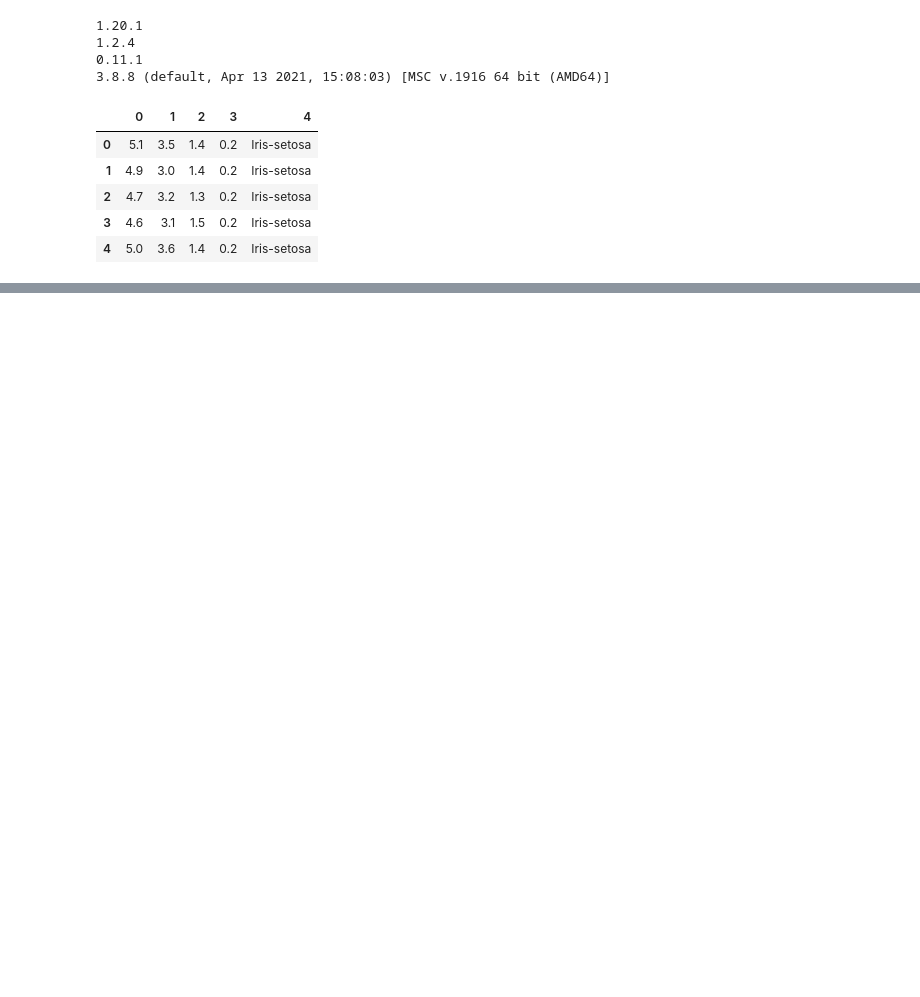
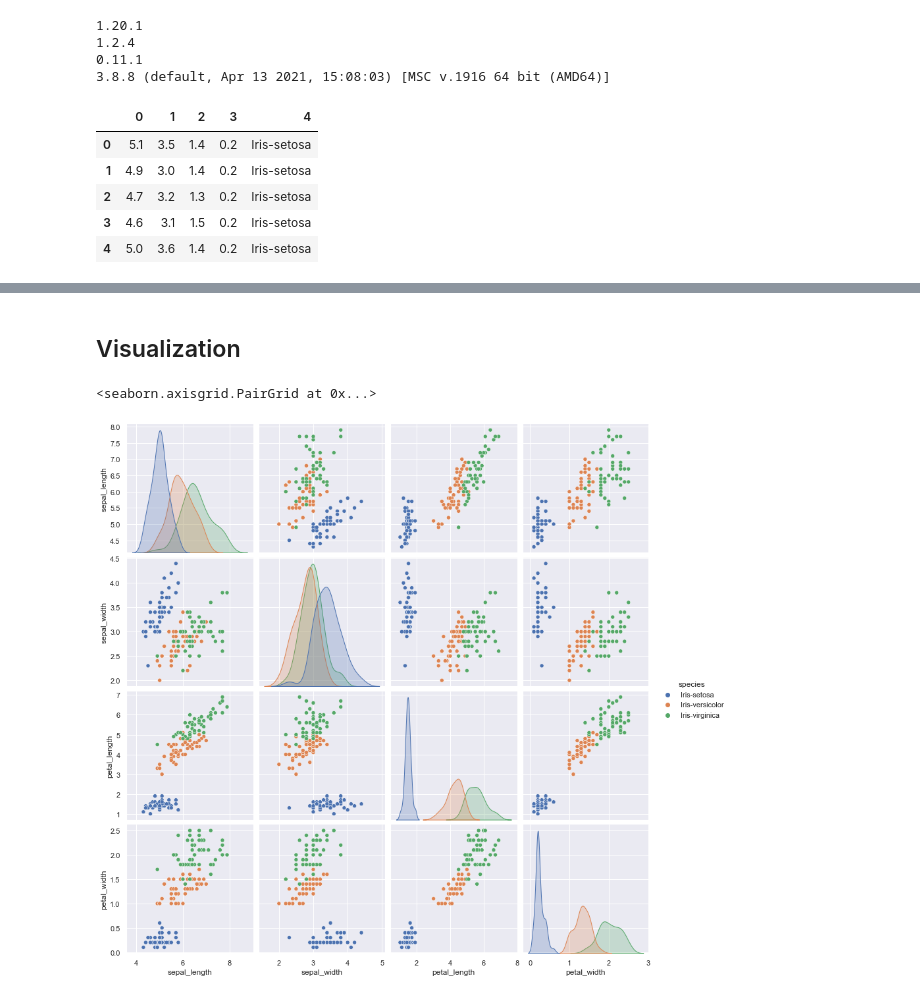
Before and after one commit to milu234/Project_Perseverance, a Jupyter notebook: Untitled.ipynb, the cells around one changed output, grey strips where cells are left out. Cells and saved outputs as stored; diff of their text form; code cells hidden in the pictures; blank space fills up the shorter version.

```diff
--- a/Untitled.ipynb
+++ b/Untitled.ipynb
@@ -28,4 +28,4 @@ df.head()
 | 3 | 4.6 | 3.1 | 1.5 | 0.2 | Iris-setosa |
 | 4 | 5.0 | 3.6 | 1.4 | 0.2 | Iris-setosa |
 # %%
-columns = ['sepal_length' , 'sepal_wid' ,'petal_length' ,'petal_width']
+columns = ['sepal_length' , 'sepal_width' ,'petal_length' ,'petal_width', 'species']
@@ -33,0 +32,2 @@ URLError: <urlopen error [WinError 10060] A connection attempt failed because th
+# %%
+df.columns = columns
@@ -33,0 +95,7 @@ URLError: <urlopen error [WinError 10060] A connection attempt failed because th
+# %% [markdown]
+## Visualization
+# %%
+sns.pairplot(df,hue='species',height=3,aspect=1)
+# %% [output]
+<seaborn.axisgrid.PairGrid at 0x...>
+[figure, added]
```
Also changed, not shown: parts of 10 cells of this notebook.
